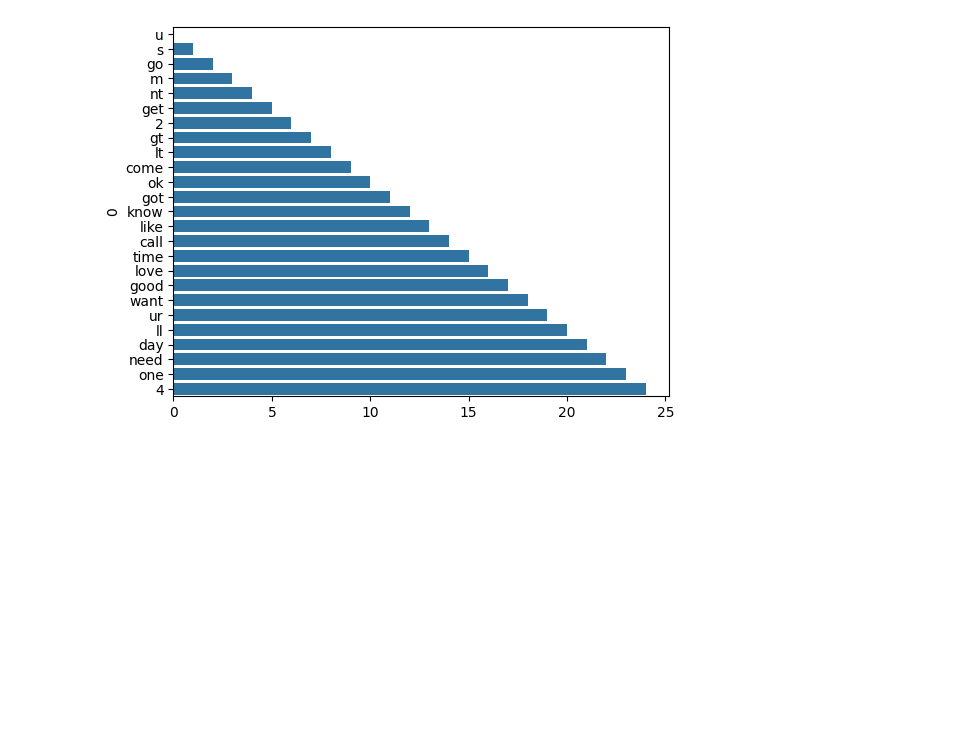
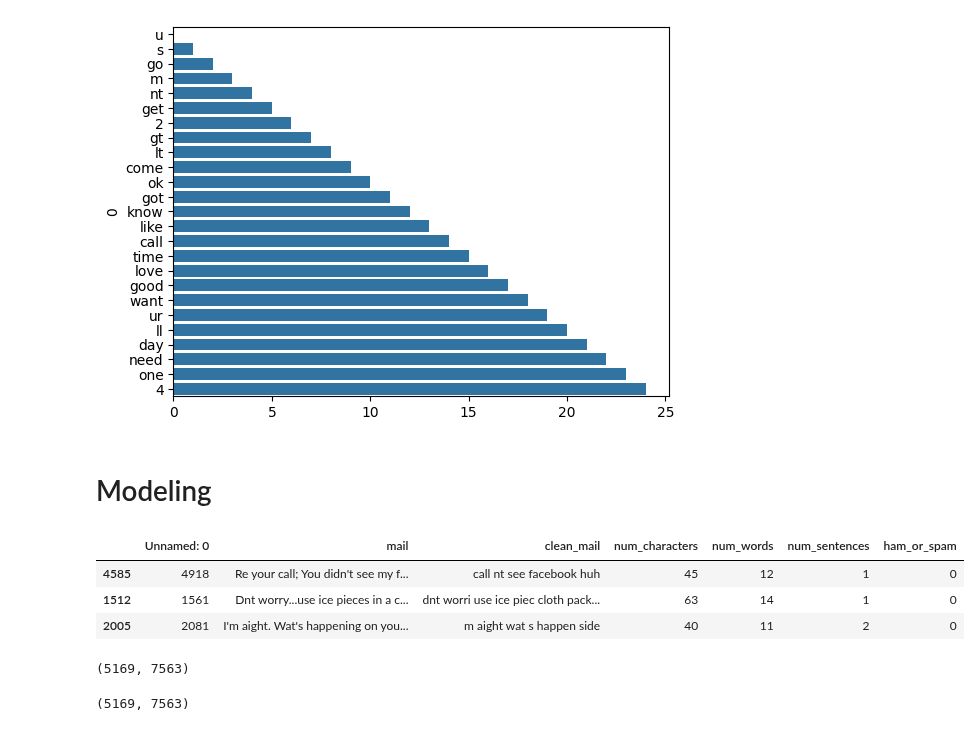
Before and after one commit to Sarvesh-Kesharwani/Spam_Classifier, a Jupyter notebook: 2. data_cleaning/1.ipynb, the cells around one changed output. Saved outputs shown, nothing was run; the diff lists cells and outputs as text; code cells hidden in the pictures; blank space fills up the shorter version.

Commit message:
naive bayes model experimaentation complete

```diff
--- a/2. data_cleaning/1.ipynb
+++ b/2. data_cleaning/1.ipynb
@@ -375,0 +378,11 @@ plt.show()
+# %% [markdown]
+# Modeling
+# %%
+data = pd.read_csv(r'C:\Users\sarvesh.kesharwani\Pictures\DSC\Spam_Classifier\2. data_cleaning\cleaned_data.csv')
+# %%
+data.sample(3)
+# %% [output]
+|  | Unnamed: 0 | mail | clean_mail | num_characters | num_words | num_sentences | ham_or_spam |
+| 4585 | 4918 | Re your call; You didn't see my f... | call nt see facebook huh | 45 | 12 | 1 | 0 |
+| 1512 | 1561 | Dnt worry...use ice pieces in a c... | dnt worri use ice piec cloth pack... | 63 | 14 | 1 | 0 |
+| 2005 | 2081 | I'm aight. Wat's happening on you... | m aight wat s happen side | 40 | 11 | 2 | 0 |
@@ -375,0 +393,10 @@ plt.show()
+# %%
+x = cv.fit_transform(data['clean_mail'].astype(str)).toarray()
+x.shape
+# %% [output]
+(5169, 7563)
+# %%
+x = tfidf.fit_transform(data['clean_mail'].astype(str)).toarray()
+x.shape
+# %% [output]
+(5169, 7563)
```
Also changed, not shown: parts of 8 cells of this notebook, 1 other file.
